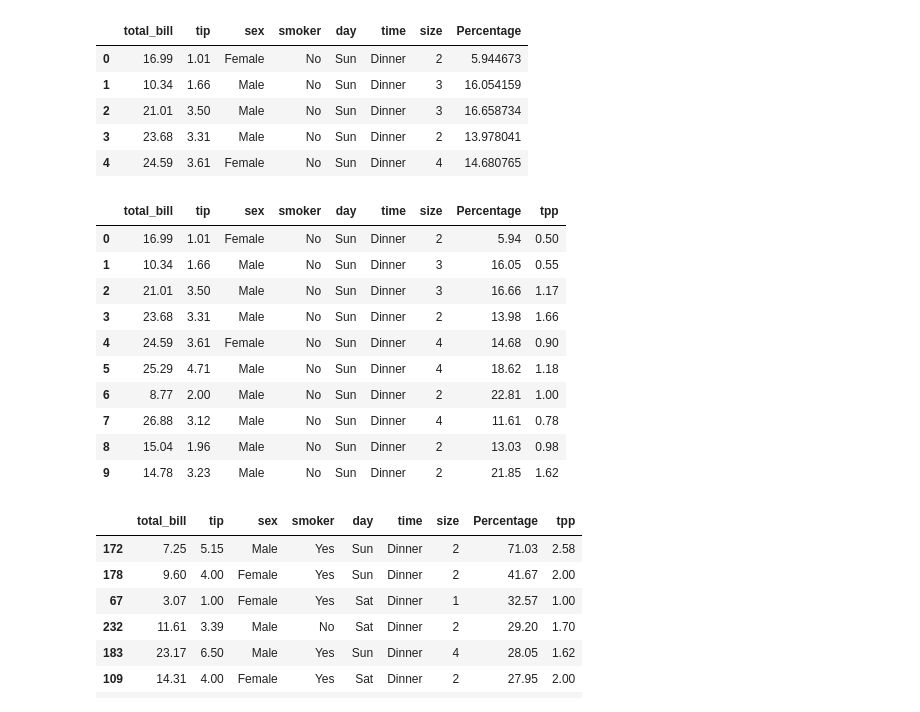
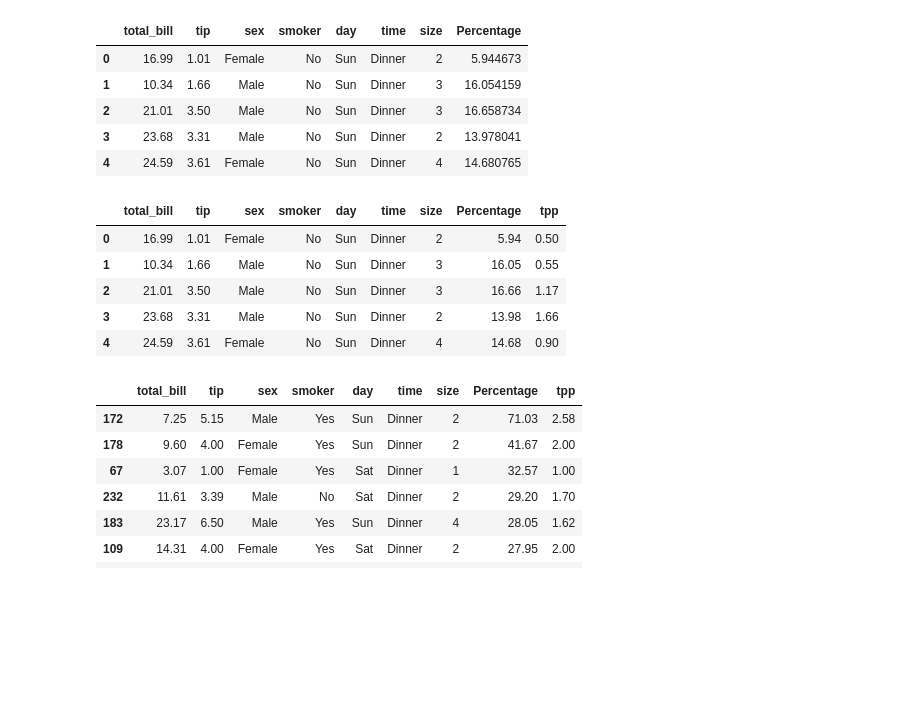
Before and after one commit to Spider-Mannix/DAfundProj, a Jupyter notebook: Project Notebook.ipynb, the cells around one changed output. Saved outputs shown, nothing was run; the diff lists cells and outputs as text; code cells hidden in the pictures; blank space fills up the shorter version.

```diff
--- a/Project Notebook.ipynb
+++ b/Project Notebook.ipynb
@@ -259,19 +279,14 @@ df.head()
 | 4 | 24.59 | 3.61 | Female | No | Sun | Dinner | 4 | 14.680765 |
 # %%
 df['tpp'] = df['tip'] / df['size'] #tpp = tip per person
-df.head(10).round(2)
+df.head().round(2)
 # %% [output]
 |  | total_bill | tip | sex | smoker | day | time | size | Percentage | tpp |
 | 0 | 16.99 | 1.01 | Female | No | Sun | Dinner | 2 | 5.94 | 0.50 |
 | 1 | 10.34 | 1.66 | Male | No | Sun | Dinner | 3 | 16.05 | 0.55 |
 | 2 | 21.01 | 3.50 | Male | No | Sun | Dinner | 3 | 16.66 | 1.17 |
 | 3 | 23.68 | 3.31 | Male | No | Sun | Dinner | 2 | 13.98 | 1.66 |
 | 4 | 24.59 | 3.61 | Female | No | Sun | Dinner | 4 | 14.68 | 0.90 |
-| 5 | 25.29 | 4.71 | Male | No | Sun | Dinner | 4 | 18.62 | 1.18 |
-| 6 | 8.77 | 2.00 | Male | No | Sun | Dinner | 2 | 22.81 | 1.00 |
-| 7 | 26.88 | 3.12 | Male | No | Sun | Dinner | 4 | 11.61 | 0.78 |
-| 8 | 15.04 | 1.96 | Male | No | Sun | Dinner | 2 | 13.03 | 0.98 |
-| 9 | 14.78 | 3.23 | Male | No | Sun | Dinner | 2 | 21.85 | 1.62 |
 # %%
 df.sort_values(by='Percentage', ascending=False).round(2)
 # %% [output]
```
Also changed, not shown: parts of 14 cells of this notebook.
